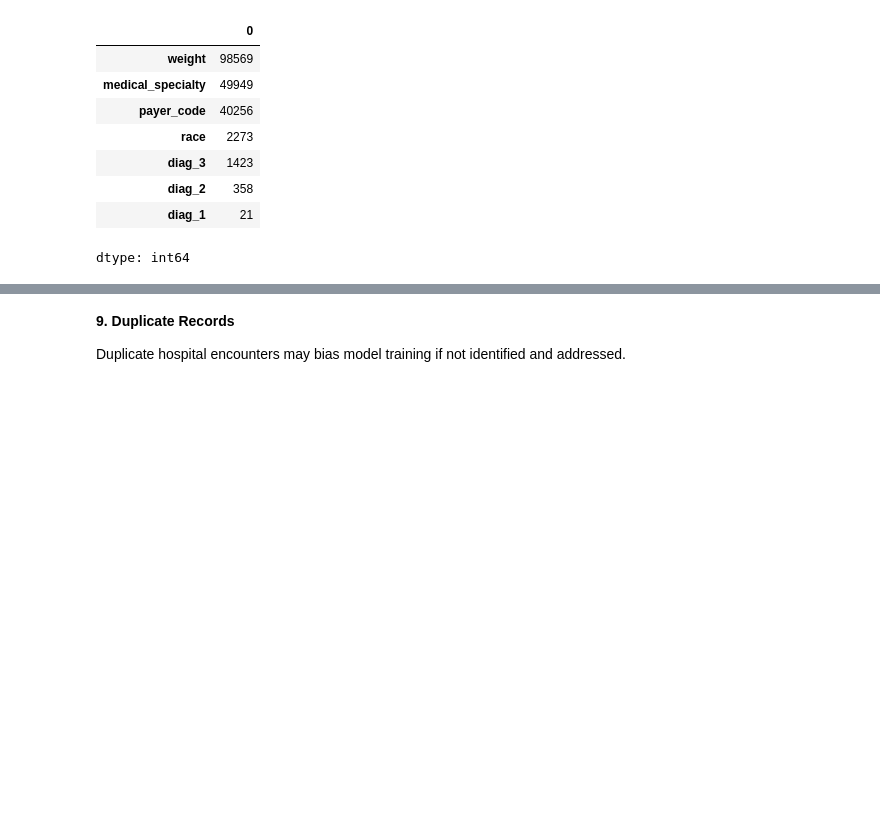
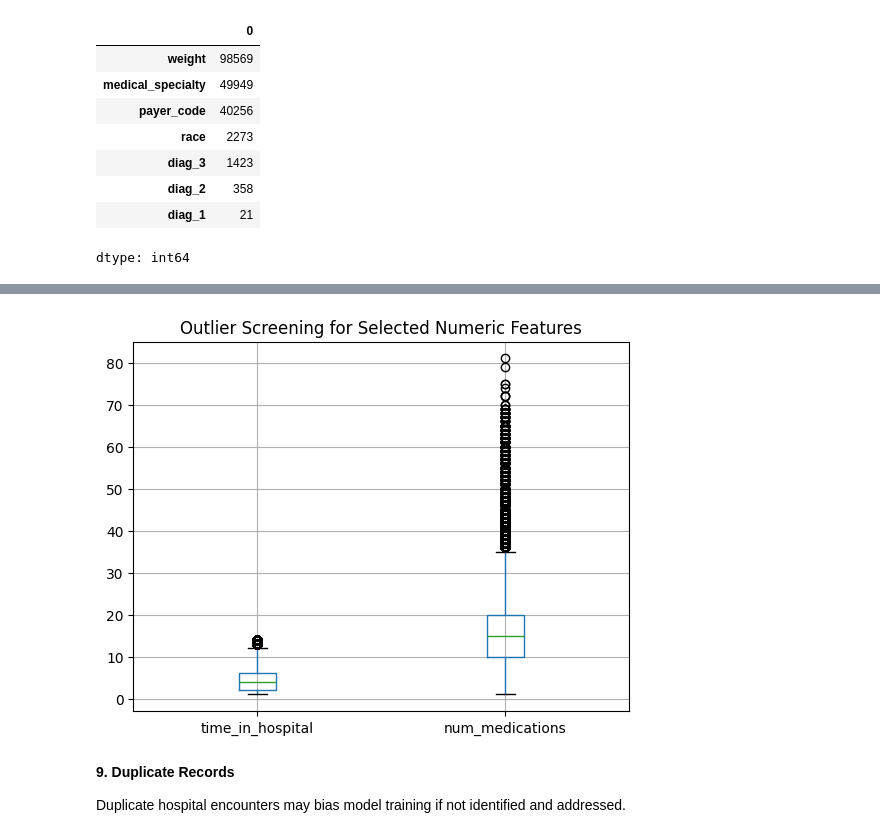
Before and after one commit to johnraffyraymundo29/JohnRaffyRaymundo_AIMCapstone2025, a Jupyter notebook: notebooks:/01_problem_framing_data_understanding.ipynb, the cells around one changed output, grey strips where cells are left out. Cells and saved outputs as stored; diff of their text form; code cells hidden in the pictures; blank space fills up the shorter version.

```diff
--- a/notebooks:/01_problem_framing_data_understanding.ipynb
+++ b/notebooks:/01_problem_framing_data_understanding.ipynb
@@ -183,3 +215,11 @@ dtype: int64
+# %%
+import matplotlib.pyplot as plt
+
+df.boxplot(column=["time_in_hospital", "num_medications"])
+plt.title("Outlier Screening for Selected Numeric Features")
+plt.show()
+# %% [output]
+[figure, added]
 # %% [markdown]
 **9. Duplicate Records**
 
```
Also changed, not shown: parts of 4 cells of this notebook.
